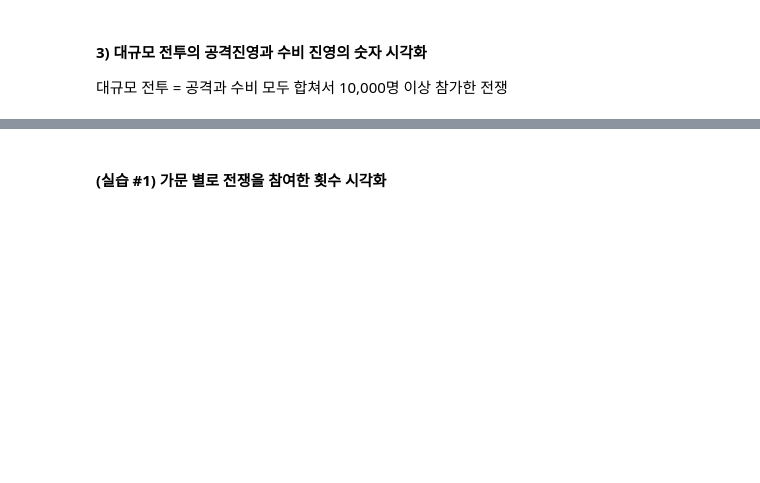
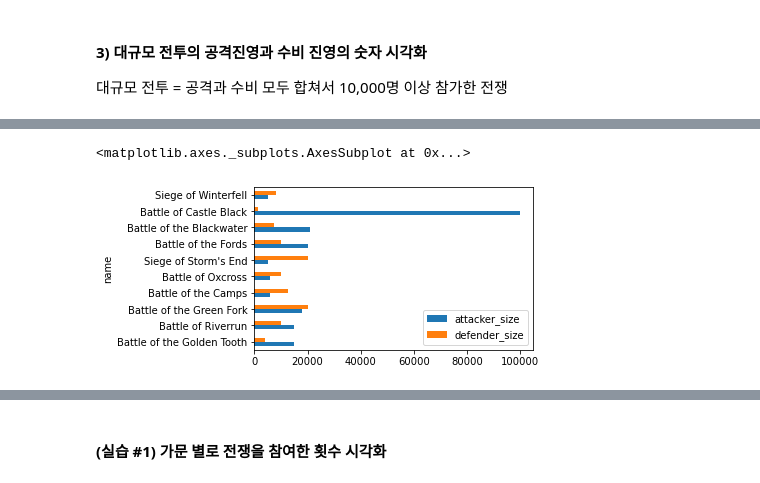
Before and after one commit to dy5299/bigdata, a Jupyter notebook: 03 Pandas/Day12-13 실습 3. 데이터 시각화(matplotlib)와 왕좌의 게임 데이터 분석.ipynb, the cells around one changed output, grey strips where cells are left out. Saved outputs shown, nothing was run; the diff lists cells and outputs as text; code cells hidden in the pictures; blank space fills up the shorter version.

```diff
--- a/03 Pandas/Day12 실습 3. 데이터 시각화(matplotlib)와 왕좌의 게임 데이터 분석.ipynb
+++ b/03 Pandas/Day12-13 실습 3. 데이터 시각화(matplotlib)와 왕좌의 게임 데이터 분석.ipynb
@@ -350,0 +450,9 @@ death = pd.read_csv('data/data-society-game-of-thrones/character-deaths.csv')
+# %%
+# 1. 대규모 전투만 선택
+# 하나가 NaN인 경우 나머지 하나만 더하도록 하려면 add() 사용
+big_battles_flag = battles.attacker_size.add(battles.defender_size, fill_value=0) >= 10000
+big_battles = battles[big_battles_flag]
+# %%
+# 2. 필요한 컬럼만 선택
+big_battles = big_battles[['name', 'attacker_size', 'defender_size']]
+big_battles
@@ -350,0 +471,9 @@ death = pd.read_csv('data/data-society-game-of-thrones/character-deaths.csv')
+# %%
+# name 컬럼을 row index로 변환
+big_battles.set_index('name', inplace = True)
+# %%
+big_battles.plot(  figsize = (5,3),
+                 kind = 'barh'  )
+# %% [output]
+<matplotlib.axes._subplots.AxesSubplot at 0x...>
+[figure, added]
```
Also changed, not shown: parts of 47 cells of this notebook, 1 other file.
